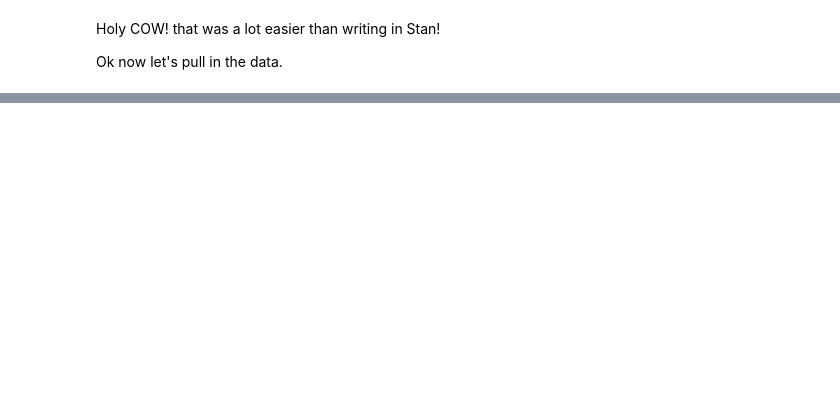
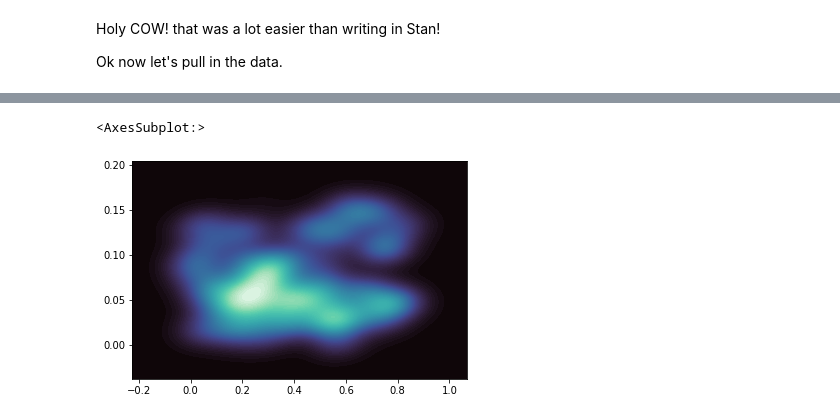
Before and after one commit to derekpowell/bayesian-sampler, a Jupyter notebook: bayes-sampler-pyro-tests.ipynb, the cells around one changed output, grey strips where cells are left out. Drawn from its saved outputs; the diff is of its cells as text; code cells hidden in the pictures; blank space fills up the shorter version.

```diff
--- a/bayes-sampler-pyro-tests.ipynb
+++ b/bayes-sampler-pyro-tests.ipynb
@@ -148,0 +619,27 @@ Welp it ran! Pretty slow considering so little data and effective samples is ver
+# %%
+# ok just to prove to myself that the mental model is affecting theta, it is!
+
+def mental_model(query=None):
+
+    # query is a tensor for the matmul.
+    # can I make this more flexible/truly vectorizable?
+    theta = pyro.sample("theta", dist.Dirichlet(t.ones(4)))
+
+    query1 = t.tensor([1.,1.,0.,0.])
+    p1 = t.matmul(theta, query1)
+    pyro.sample("Z1", dist.Normal(p1, .01), obs=t.tensor(.8))
+
+    query2 = t.tensor([0.,0.,1.,1.])
+    p2 = t.matmul(theta, query2)
+    pyro.sample("Z2", dist.Normal(p2, .01), obs=t.tensor(.1))
+
+    return theta
+
+IM = pyro.infer.Importance(mental_model, num_samples=3_000)
+marginal = EmpiricalMarginal(IM.run())
+# %%
+x = [marginal.sample() for _ in range(1000)]
+sns.kdeplot(np.array([i[0] for i in x]), np.array([i[2] for i in x]),fill=True, thresh=0, levels=100, cmap="mako")
+# %% [output]
+<AxesSubplot:>
+[figure, added]
```
Also changed, not shown: parts of 30 cells of this notebook, 1 other file.
